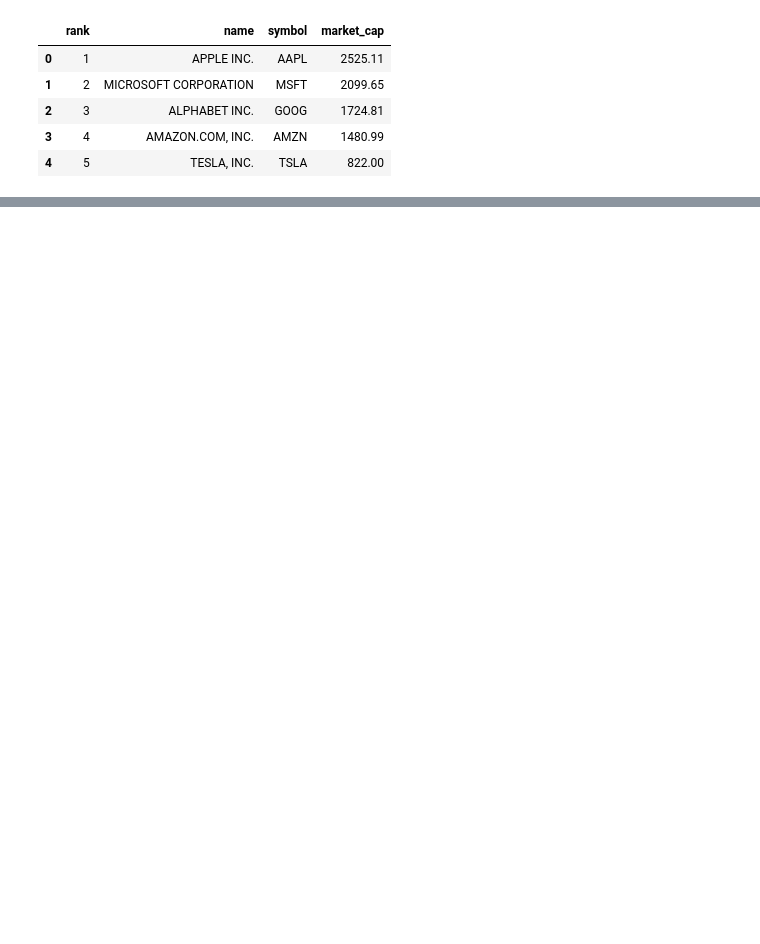
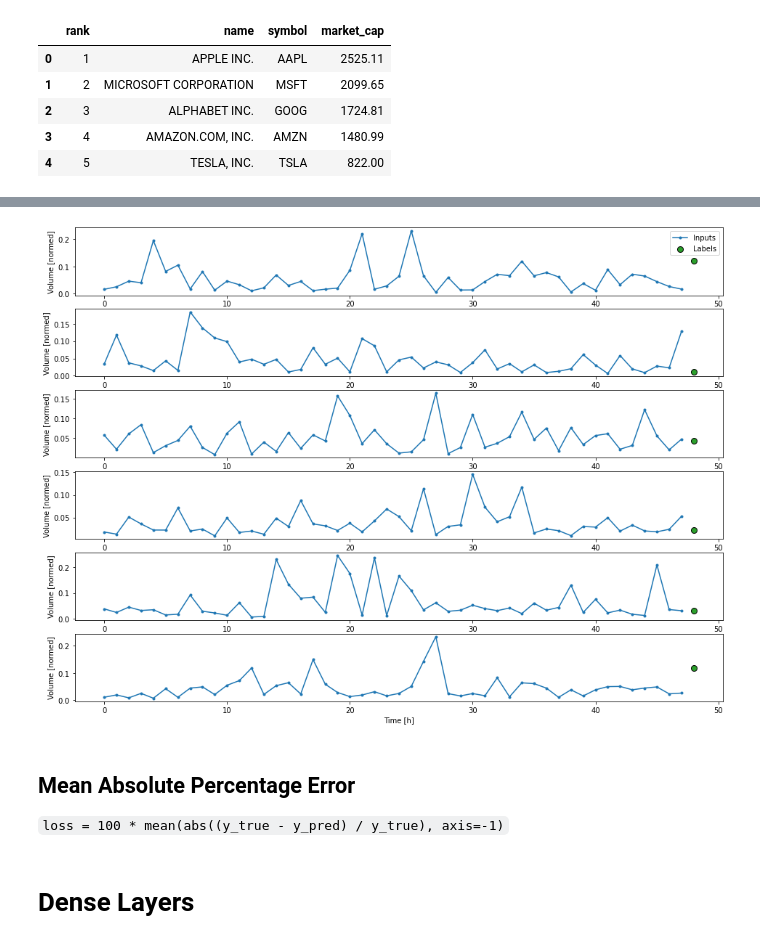
Before and after one commit to TheGAITORClub/Resources, a Jupyter notebook: Lectures/Week6/Week6.ipynb, the cells around one changed output, grey strips where cells are left out. Cells and saved outputs as stored; diff of their text form; code cells hidden in the pictures; blank space fills up the shorter version.

```diff
--- a/Lectures/Week6/Week6.ipynb
+++ b/Lectures/Week6/Week6.ipynb
@@ -309,0 +230,4 @@ TypeError: strptime() takes exactly 2 arguments (1 given)
+# %%
+generator.plot(plot_col='Volume')
+# %% [output]
+[figure, added]
@@ -309,0 +289,6 @@ TypeError: strptime() takes exactly 2 arguments (1 given)
+# %% [markdown]
+## Mean Absolute Percentage Error
+
+`loss = 100 * mean(abs((y_true - y_pred) / y_true), axis=-1)`
+# %% [markdown]
+# Dense Layers
```
Also changed, not shown: parts of 73 cells of this notebook, 5 other files.
